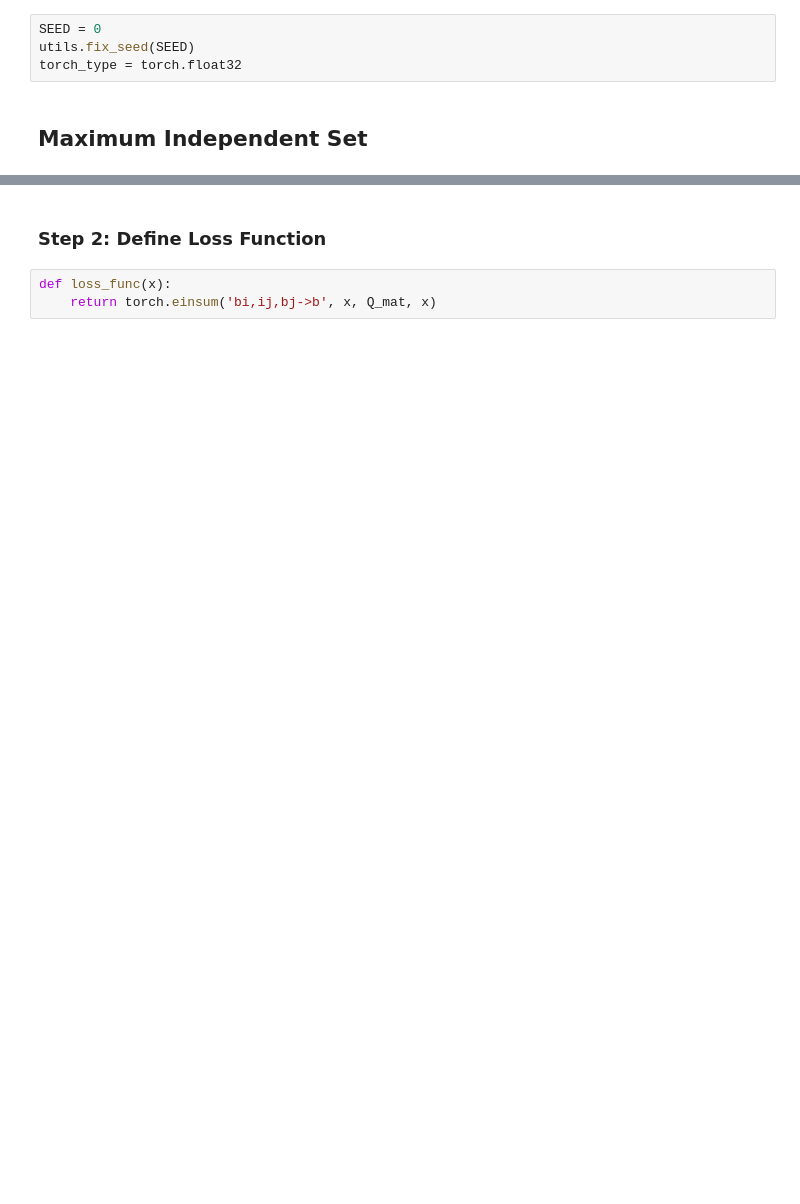
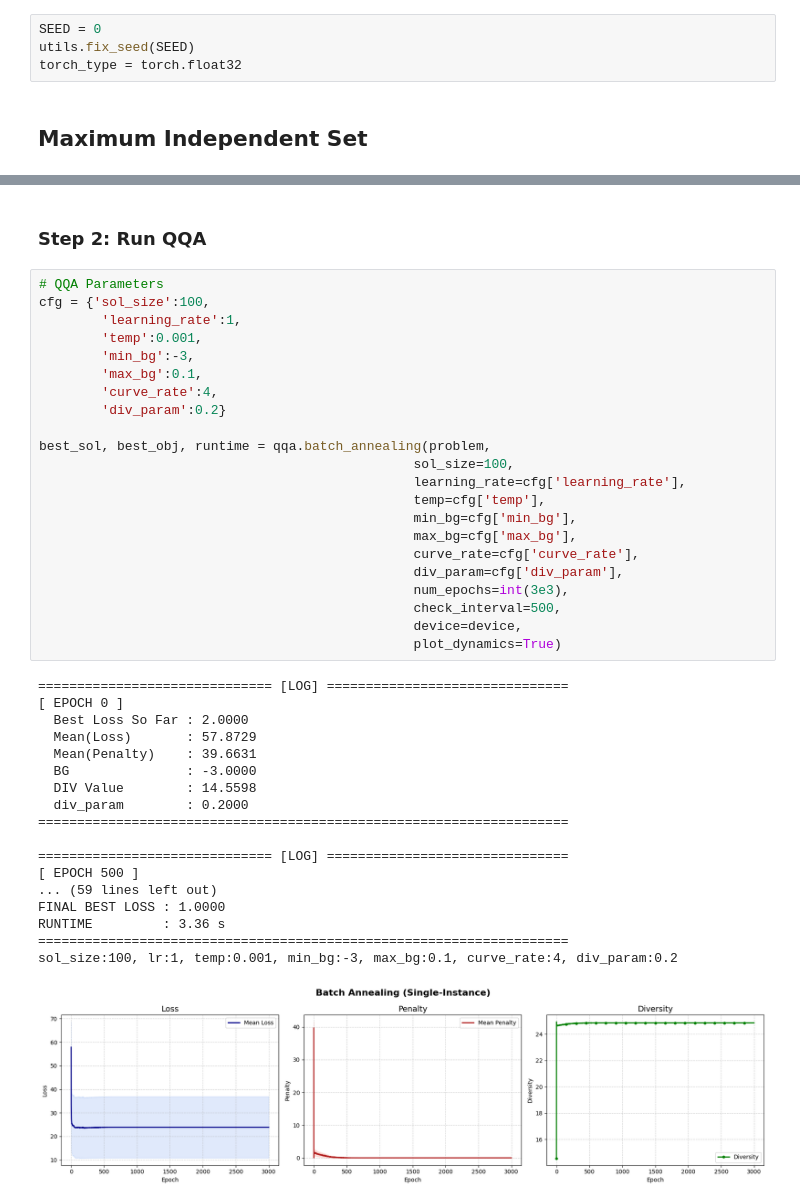
Before and after one commit to Yuma-Ichikawa/QQA4CO, a Jupyter notebook: experiment.ipynb, the cells around one changed output, grey strips where cells are left out. Saved outputs shown, nothing was run; the diff lists cells and outputs as text; blank space fills up the shorter version.

```diff
--- a/experiment.ipynb
+++ b/experiment.ipynb
@@ -35,5 +57,43 @@ check_interval=1000
 # %% [markdown]
-### Step 2: Define Loss Function
+### Step 2: Run QQA
-# %%
-def loss_func(x):
-    return torch.einsum('bi,ij,bj->b', x, Q_mat, x)
+# %%
+# QQA Parameters
+cfg = {'sol_size':100,
+        'learning_rate':1,
+        'temp':0.001,
+        'min_bg':-3,
+        'max_bg':0.1,
+        'curve_rate':4,
+        'div_param':0.2}
+
+best_sol, best_obj, runtime = qqa.batch_annealing(problem,
+                                                sol_size=100,
+                                                learning_rate=cfg['learning_rate'],
+                                                temp=cfg['temp'],
+                                                min_bg=cfg['min_bg'],
+                                                max_bg=cfg['max_bg'],
+                                                curve_rate=cfg['curve_rate'],
+                                                div_param=cfg['div_param'],
+                                                num_epochs=int(3e3),
+                                                check_interval=500,
+                                                device=device,
+                                                plot_dynamics=True)
+# %% [output]
+============================== [LOG] ===============================
+[ EPOCH 0 ]
+  Best Loss So Far : 2.0000
+  Mean(Loss)       : 57.8729
+  Mean(Penalty)    : 39.6631
+  BG               : -3.0000
+  DIV Value        : 14.5598
+  div_param        : 0.2000
+====================================================================
+
+============================== [LOG] ===============================
+[ EPOCH 500 ]
+... (59 lines left out)
+FINAL BEST LOSS : 1.0000
+RUNTIME         : 3.36 s
+====================================================================
+sol_size:100, lr:1, temp:0.001, min_bg:-3, max_bg:0.1, curve_rate:4, div_param:0.2
+[figure, added]
```
Also changed, not shown: parts of 28 cells of this notebook, 5 other files.
